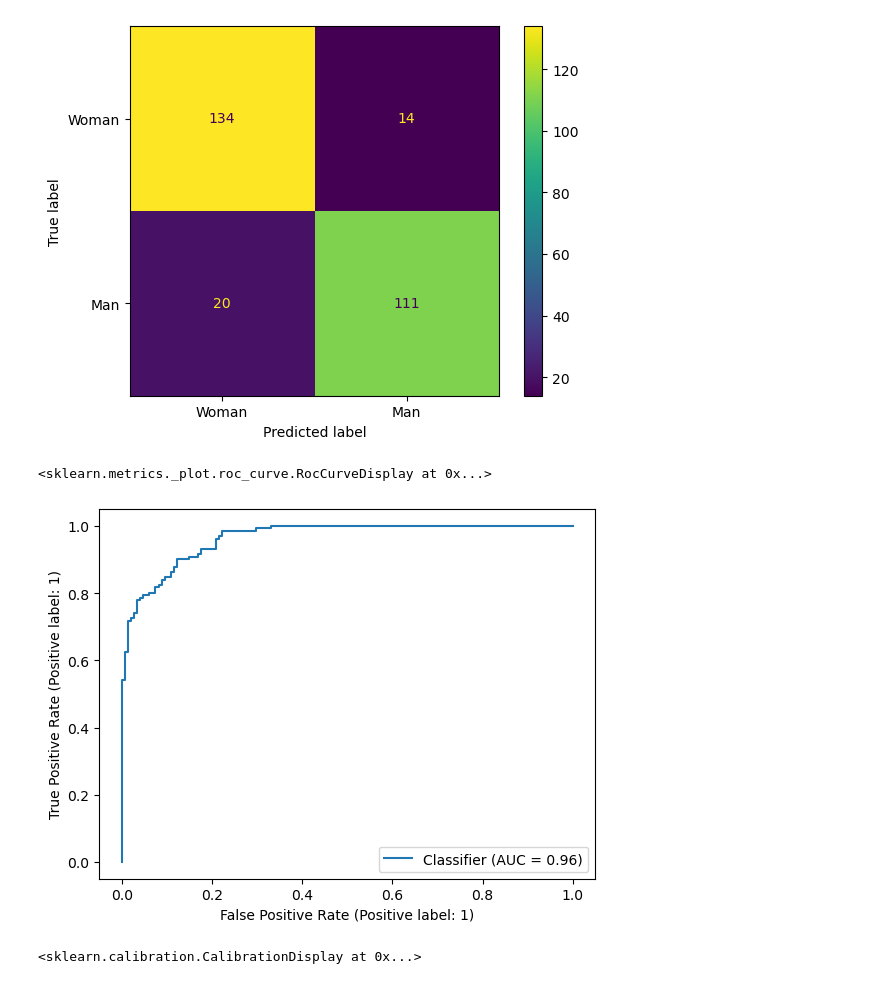
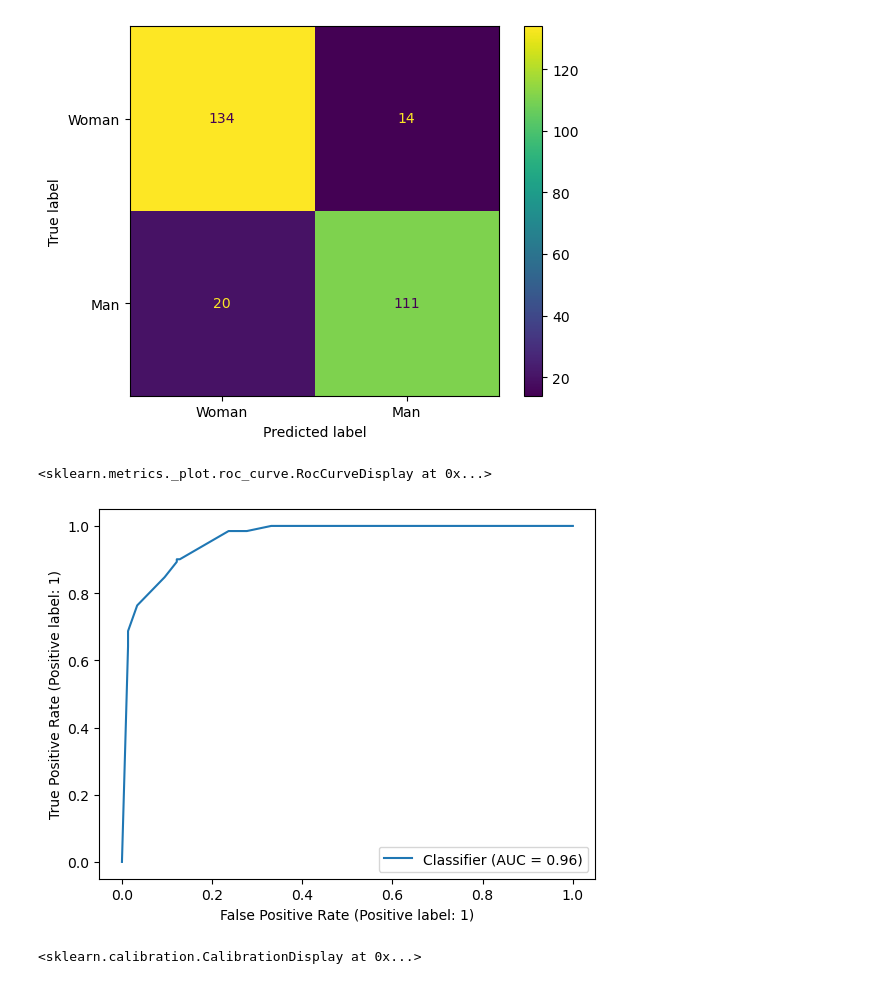
Before and after one commit to TRSS-Research/SAAC, a Jupyter notebook: notebooks/image_analysis/DeepFace Analysis.ipynb, the cells around one changed output. Saved outputs shown, nothing was run; the diff lists cells and outputs as text; code cells hidden in the pictures.

```diff
--- a/notebooks/image_analysis/DeepFace Analysis.ipynb
+++ b/notebooks/image_analysis/DeepFace Analysis.ipynb
@@ -297,2 +299,10 @@ for image_path, label in tqdm(midjourney_ds):
 ... (88 outputs left out)
+# %%
+predictions_path = Path('./deepface_predictions_default.csv')
+
+if not predictions_path.exists():
+    pd.json_normalize(all_predictions).to_csv(str(predictions_path), index=False)
+# %%
+all_predictions = json.loads(pd.read_csv(str(predictions_path)).to_json(orient='records'))
+all_labels = list(map(lambda p: p['label'], all_predictions))
 # %%
@@ -319,7 +329,7 @@ disp.plot()
 # %%
 threshold = 0.5
 
-predictions_gender = list(map(lambda p: (p['gender']['Man']/100, 1 if p['gender']['Man']/100 >= threshold else 0) if p else None, all_predictions))
+predictions_gender = list(map(lambda p: (p['gender.Man']/100, 1 if p['gender.Man']/100 >= threshold else 0) if p['bbox'] else None, all_predictions))
 
 labels_gender = all_labels
 
@@ -423,11 +446,11 @@ disp.plot()
 <sklearn.metrics._plot.confusion_matrix.ConfusionMatrixDisplay at 0x...>
 [figure]
 # %%
-disp = metrics.RocCurveDisplay.from_predictions(labels_gender_test, [p[0] for p in predictions_gender_test])
+disp = metrics.RocCurveDisplay.from_predictions(labels_gender_test, calibrated_clf.predict_proba(np.array([p[0] for p in predictions_gender_test]))[:, 1])
 disp
 # %% [output]
 <sklearn.metrics._plot.roc_curve.RocCurveDisplay at 0x...>
-[figure, old version]
+[figure, new version]
 # %%
 disp = calibration.CalibrationDisplay.from_predictions(labels_gender_test, calibrated_clf.predict_proba(np.array([p[0] for p in predictions_gender_test]))[:, 1], n_bins=5)
 disp
```
Also changed, not shown: parts of 21 cells of this notebook, 1 other file.
